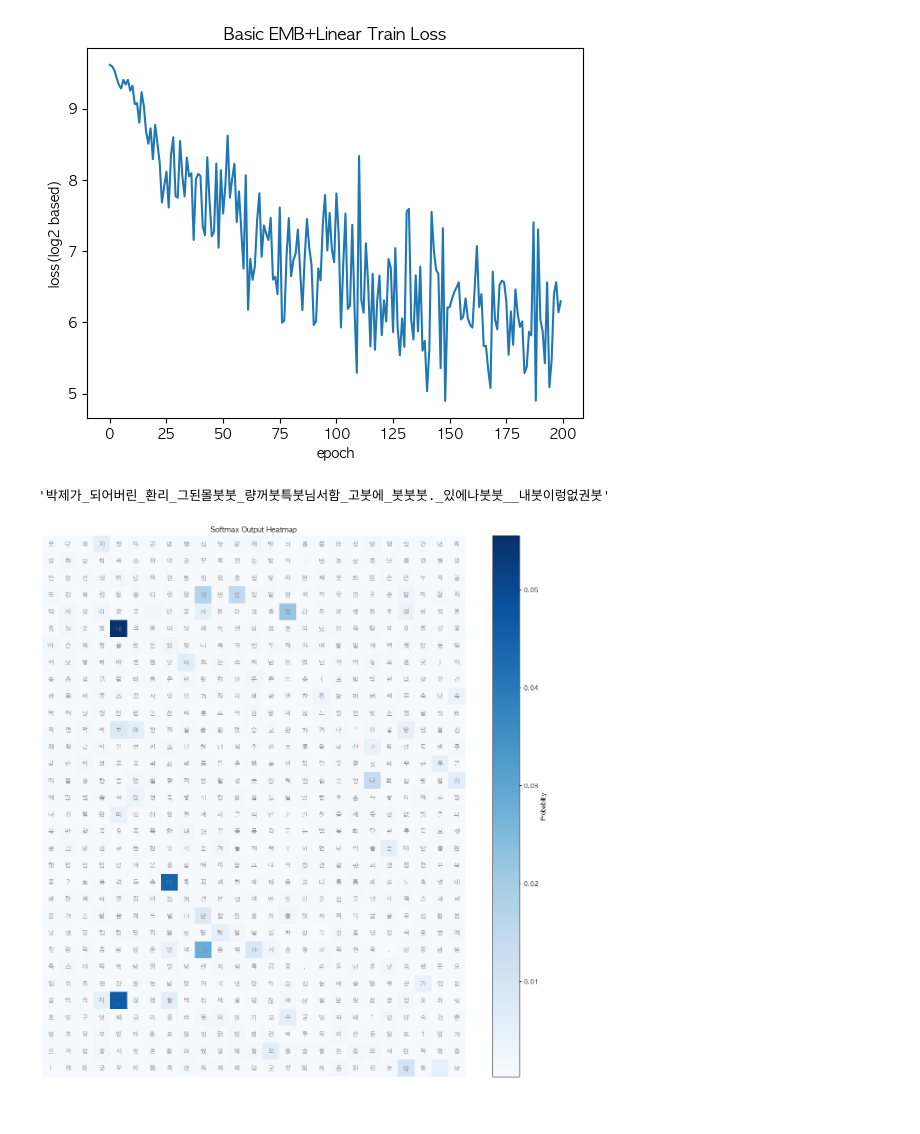
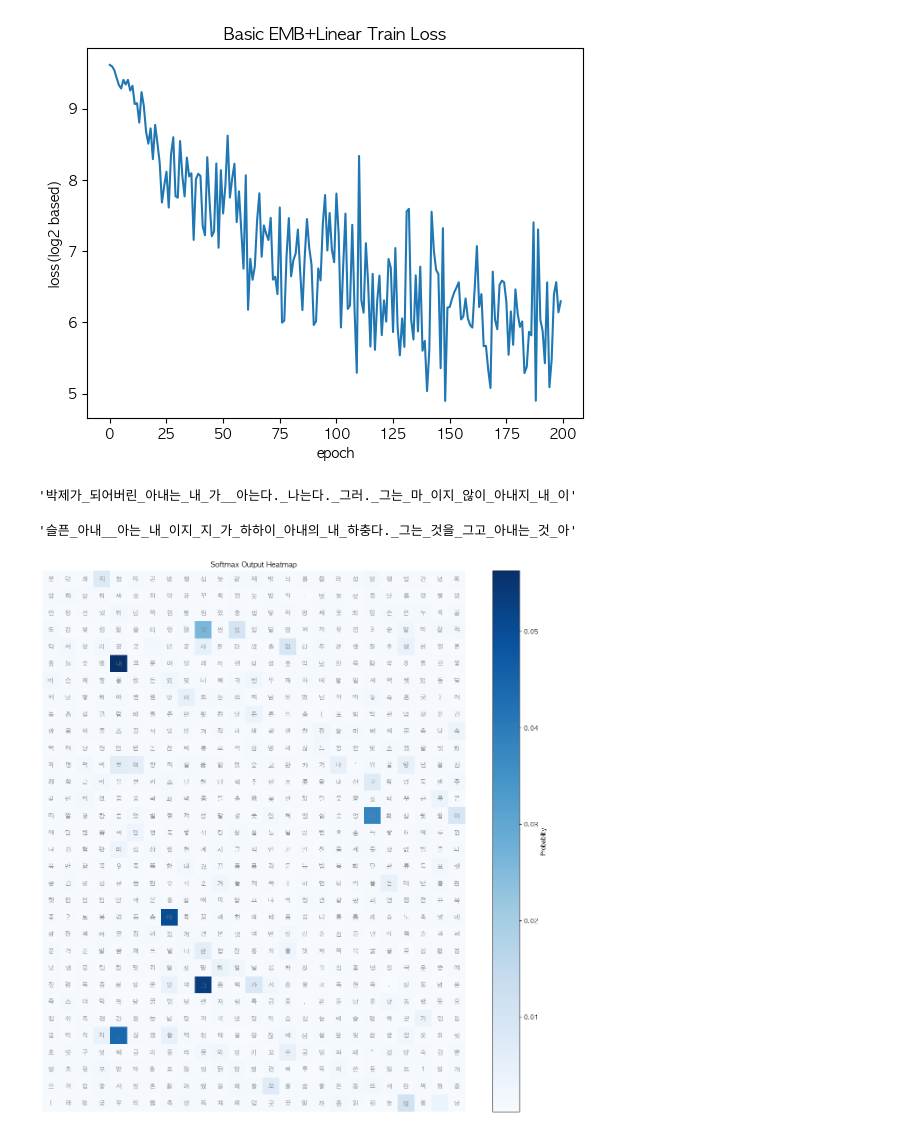
Before and after one commit to yoonhero/sig_archive, a Jupyter notebook: semester2_w02/ngram.ipynb, the cells around one changed output. Saved outputs shown, nothing was run; the diff lists cells and outputs as text; code cells hidden in the pictures.

```diff
--- a/semester2_w02/ngram.ipynb
+++ b/semester2_w02/ngram.ipynb
@@ -397,6 +399,12 @@ Entropy Error (avg): 9.320208576940955 Prediction: _
 의_태 -> 양
 Entropy Error (avg): 9.06357243462021 Prediction: _
 ... (88 outputs left out)
+# %%
+# np.savez_compressed("simp.npz", W=W, B=B, Emb=Emb)
+data = np.load("simp.npz")
+W = data["W"]
+B = data["B"]
+Emb = data["Emb"]
 # %%
 import matplotlib.pyplot as plt
 
@@ -412,29 +420,33 @@ def logistic(x):
     indexs = tokenize(x)
     x = Emb[indexs].reshape(-1)
     y = W @ x + B
-    exped = np.exp(y-y.max()) / 0.1
+    exped = np.exp((y-y.max()) / 0.5)
     softmaxed = exped / np.sum(exped, keepdims=False)
-    return np.argmax(np.random.binomial(1, softmaxed))
+    return np.random.choice(len(softmaxed), p=softmaxed)
 generate("박제가_되어버린_", logistic, max_length=50).replace(" ", "_")
 # %% [output]
-'박제가_되어버린_환리_그된몰붓붓_량꺼붓특붓님서함_고붓에_붓붓붓._있에나붓붓__내붓이렁없권붓'
+'박제가_되어버린_아내는_내_가__아는다._나는다._그러._그는_마_이지_않이_아내지_내_이'
+# %%
+generate("슬픈_", logistic, max_length=50).replace(" ", "_")
+# %% [output]
+'슬픈_아내__아는_내_이지_지_가_하하이_아내의_내_하충다._그는_것을_그고_아내는_것_아'
 # %%
-indexs = tokenize("날개_")
+indexs = tokenize("감정_")
 x = Emb[indexs].reshape(-1)
 y = W @ x + B
 exped = np.exp(y-y.max())
 softmaxed = exped / np.sum(exped, keepdims=False)
 
 plt.rcParams["font.family"] = "AppleGothic"
 plt.figure(figsize=(16, 16))
 plt.imshow(softmaxed.reshape(32, 25), cmap="Blues")
 plt.colorbar(label="Probability")  # add this line
 plt.title("Softmax Output Heatmap")
 plt.axis("off")
 for i in range(32):
     for j in range(25):
         chstr = itos[i*25+j]
         plt.text(j, i, chstr, ha="center", va="center", color="gray")
         # plt.text(j, i, f"{softmaxed[i*25+j]:.2f}", ha="center", va="top", color="gray")
 # %% [output]
-[figure, old version]
+[figure, new version]
```
Also changed, not shown: parts of 11 cells of this notebook.
